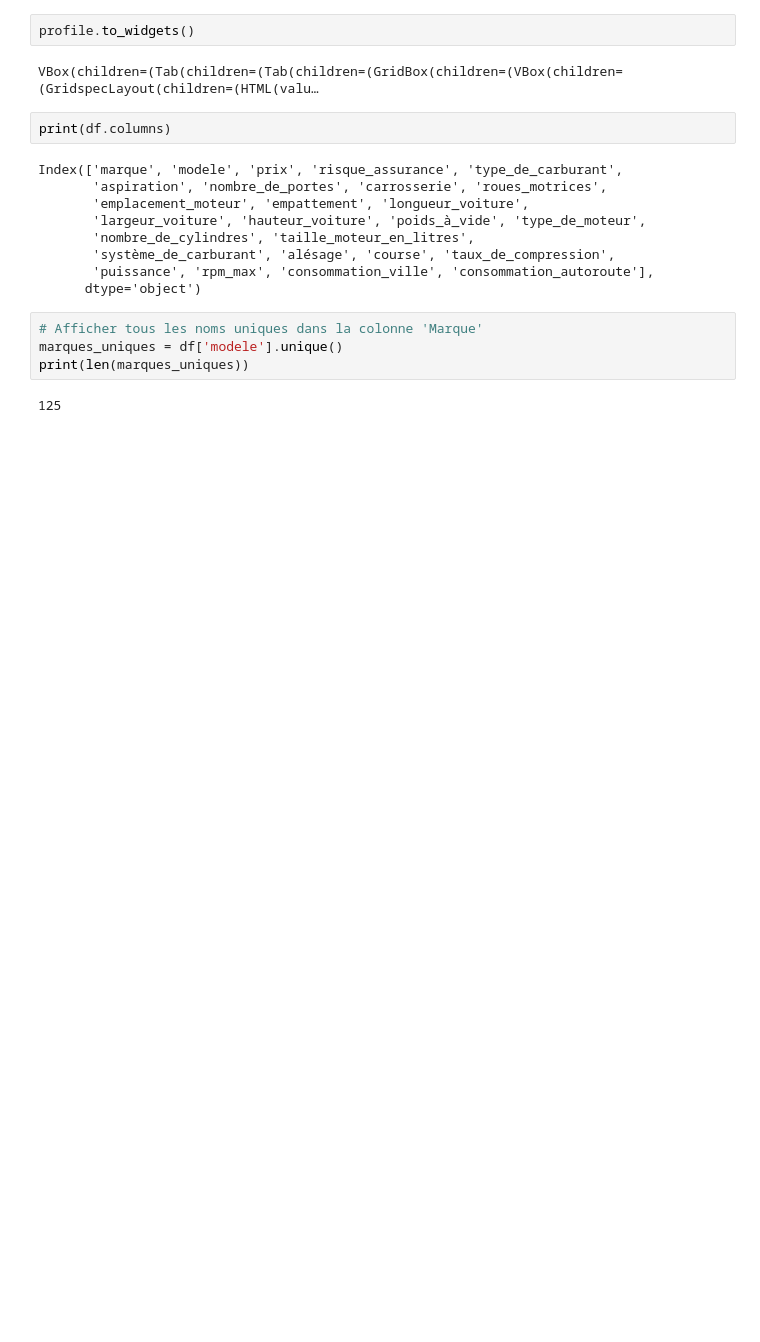
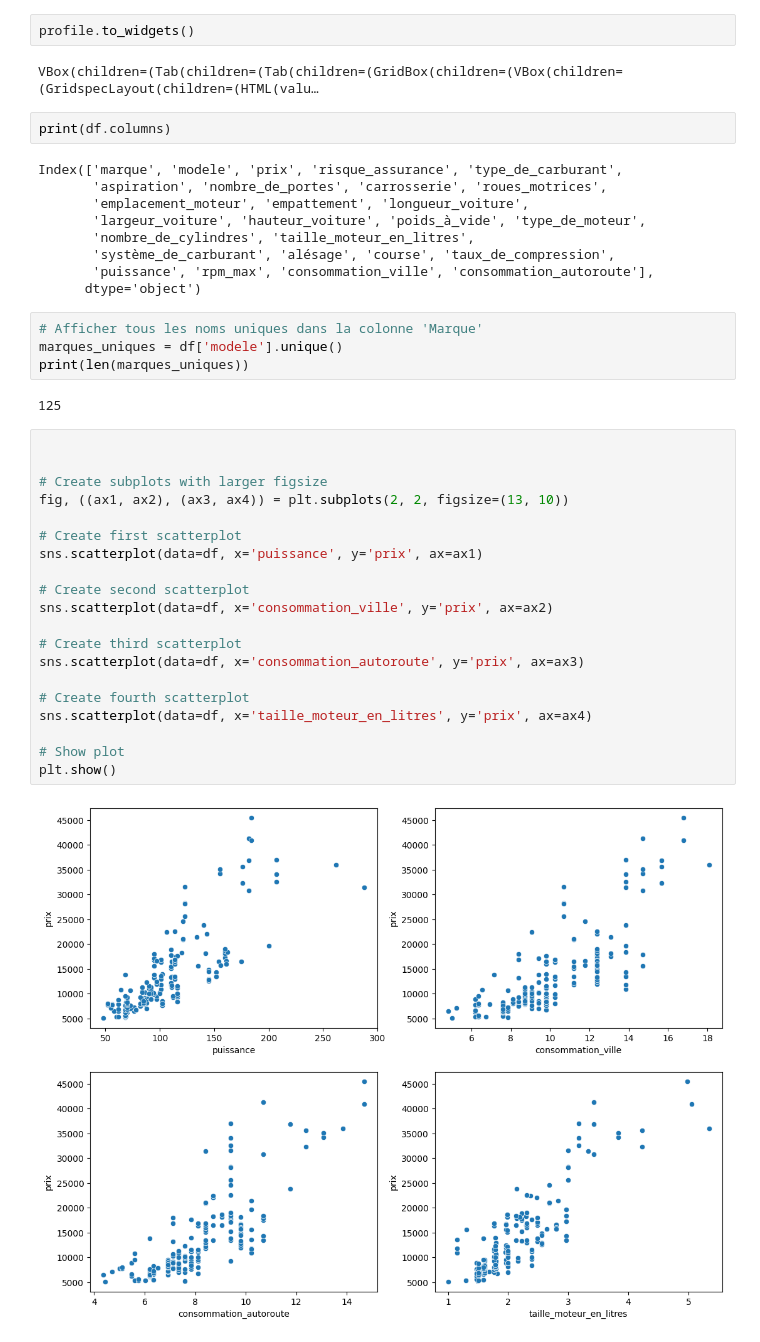
Before and after one commit to impejonathan/ml_voiture_estimation, a Jupyter notebook: ml_voiture/analyse_netoyage_ model/analyse_2.ipynb, the cells around one changed output. Drawn from its saved outputs; the diff is of its cells as text; blank space fills up the shorter version.

```diff
--- a/ml_voiture/analyse_netoyage_ model/analyse_2.ipynb
+++ b/ml_voiture/analyse_netoyage_ model/analyse_2.ipynb
@@ -80,3 +85,25 @@ marques_uniques = df['modele'].unique()
 print(len(marques_uniques))
 # %% [output]
 125
+# %%
+
+
+# Create subplots with larger figsize
+fig, ((ax1, ax2), (ax3, ax4)) = plt.subplots(2, 2, figsize=(13, 10))
+
+# Create first scatterplot
+sns.scatterplot(data=df, x='puissance', y='prix', ax=ax1)
+
+# Create second scatterplot
+sns.scatterplot(data=df, x='consommation_ville', y='prix', ax=ax2)
+
+# Create third scatterplot
+sns.scatterplot(data=df, x='consommation_autoroute', y='prix', ax=ax3)
+
+# Create fourth scatterplot
+sns.scatterplot(data=df, x='taille_moteur_en_litres', y='prix', ax=ax4)
+
+# Show plot
+plt.show()
+# %% [output]
+[figure, added]
```
Also changed, not shown: parts of 1 cell of this notebook.
